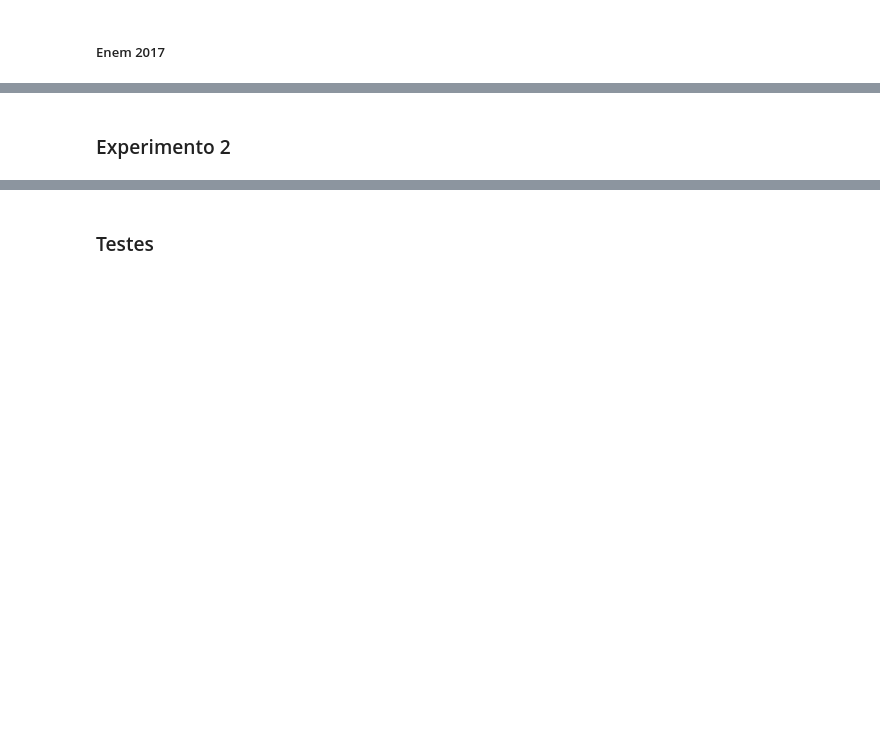
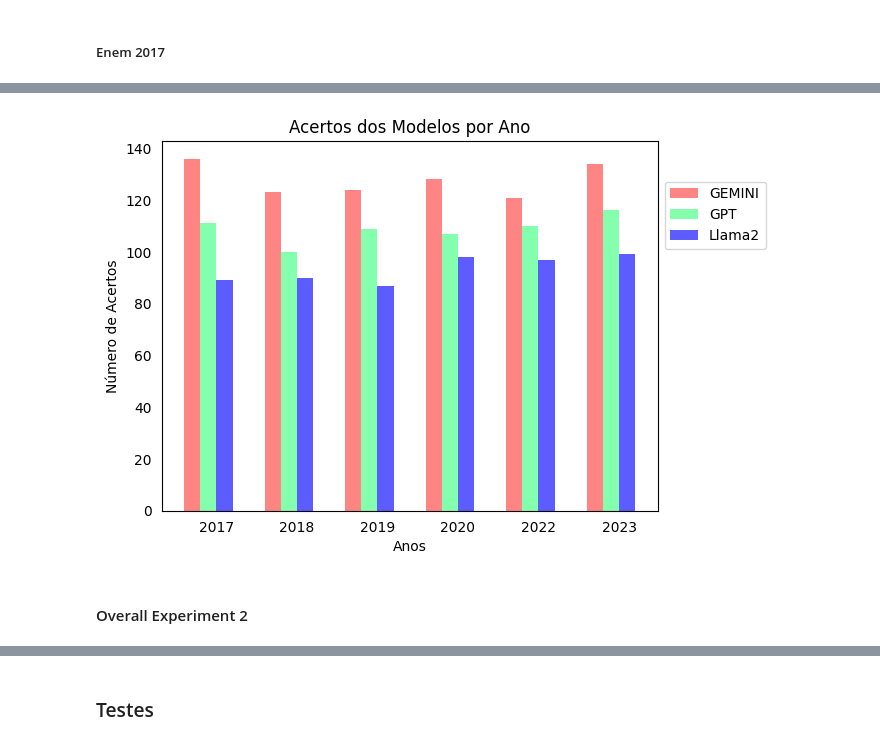
Before and after one commit to LucasBrasileiroRaposo/TCC, a Jupyter notebook: data_analysis.ipynb, the cells around one changed output, grey strips where cells are left out. Cells and saved outputs as stored; diff of their text form; code cells hidden in the pictures; blank space fills up the shorter version.

```diff
--- a/data_analysis.ipynb
+++ b/data_analysis.ipynb
@@ -432,0 +1410,2 @@ display(teste)
+# %%
+enem_2022_ex2_results = save_models_results(df_2022_ex2, df_2022_ex2['year'].unique()[0])
@@ -432,0 +1457,2 @@ display(teste)
+# %%
+enem_2023_ex2_results = save_models_results(df_2023_ex2, df_2023_ex2['year'].unique()[0])
@@ -432,0 +1483,3 @@ display(teste)
+# %%
+overall_2017_2023_ex2_results = pd.concat([enem_2017_ex2_results, enem_2018_ex2_results, enem_2019_ex2_results, enem_2020_ex2_results, enem_2022_ex2_results, enem_2023_ex2_results], ignore_index=True).fillna(0)
+display(overall_2017_2023_ex2_results)
@@ -432,0 +1504,4 @@ display(teste)
+# %%
+overall_2017_2023_ex2_results['Perc_Right'] = round(overall_2017_2023_ex2_results['Right'] / (overall_2017_2023_ex2_results['Right'] + overall_2017_2023_ex2_results['Wrong'] + overall_2017_2023_ex2_results['No answer']) * 100, 2)
+# overall_2017_2023_ex2_results['Perc_Right'] = overall_2017_2023_ex2_results['Perc_Right'].apply(lambda x: f'{x}%')
+display(overall_2017_2023_ex2_results.head(18))
@@ -433,2 +1526,50 @@ display(teste)
+# %%
+import seaborn as sns
+
+# Configurar o estilo do seaborn para usar a paleta de cores personalizada
+
+# Obter os anos únicos e os alunos únicos
+anos = overall_2017_2023_ex2_results['Year'].unique().tolist()
+modelos = overall_2017_2023_ex2_results['Model'].unique()
+
+# Criar um dicionário para armazenar os acertos por modelo e ano
+acertos = {modelo: [] for modelo in modelos}
+
+# Preencher o dicionário com os acertos para cada modelo e ano
+for modelo in modelos:
+    for ano in anos:
+        # Filtrar o DataFrame para obter os acertos do modelo e ano atual
+        acertos_modelo_ano = overall_2017_2023_ex2_results[(overall_2017_2023_ex2_results['Model'] == modelo) & (overall_2017_2023_ex2_results['Year'] == ano)]['Right'].sum()
+        # Adicionar os acertos ao dicionário
+        acertos[modelo].append(acertos_modelo_ano)
+
+# Configurar o gráfico de barras agrupadas
+x = np.arange(len(anos))  # a localização dos rótulos
+width = 0.2  # a largura das barras
+
+fig, ax = plt.subplots()
+
+for i, modelo in enumerate(modelos):
+    if modelo == 'GPT':
+        color = "#66FF99"
+    elif modelo == 'Llama2':
+        color = "#3333FF"
+    else:
+        color = "#FF6666"
+
+    ax.bar(x + i*width, acertos[modelo], width, label=modelo, color=color, alpha=0.8)
+
+# Adicionar legendas, título e rótulos dos eixos
+ax.set_ylabel('Número de Acertos')
+ax.set_xlabel('Anos')
+ax.set_title('Acertos dos Modelos por Ano')
+ax.set_xticks(x + (len(modelos)/2)*width)
+ax.set_xticklabels(anos)
+ax.legend()
+ax.legend(loc='center left', bbox_to_anchor=(1, 0.8))
+ax.tick_params(axis='both', which='both', bottom=False, top=False, left=False, right=False)
+plt.show()
+# %% [output]
+[figure, added]
 # %% [markdown]
-### Experimento 2
+#### Overall Experiment 2
```
Also changed, not shown: parts of 183 cells of this notebook, 13 other files.
